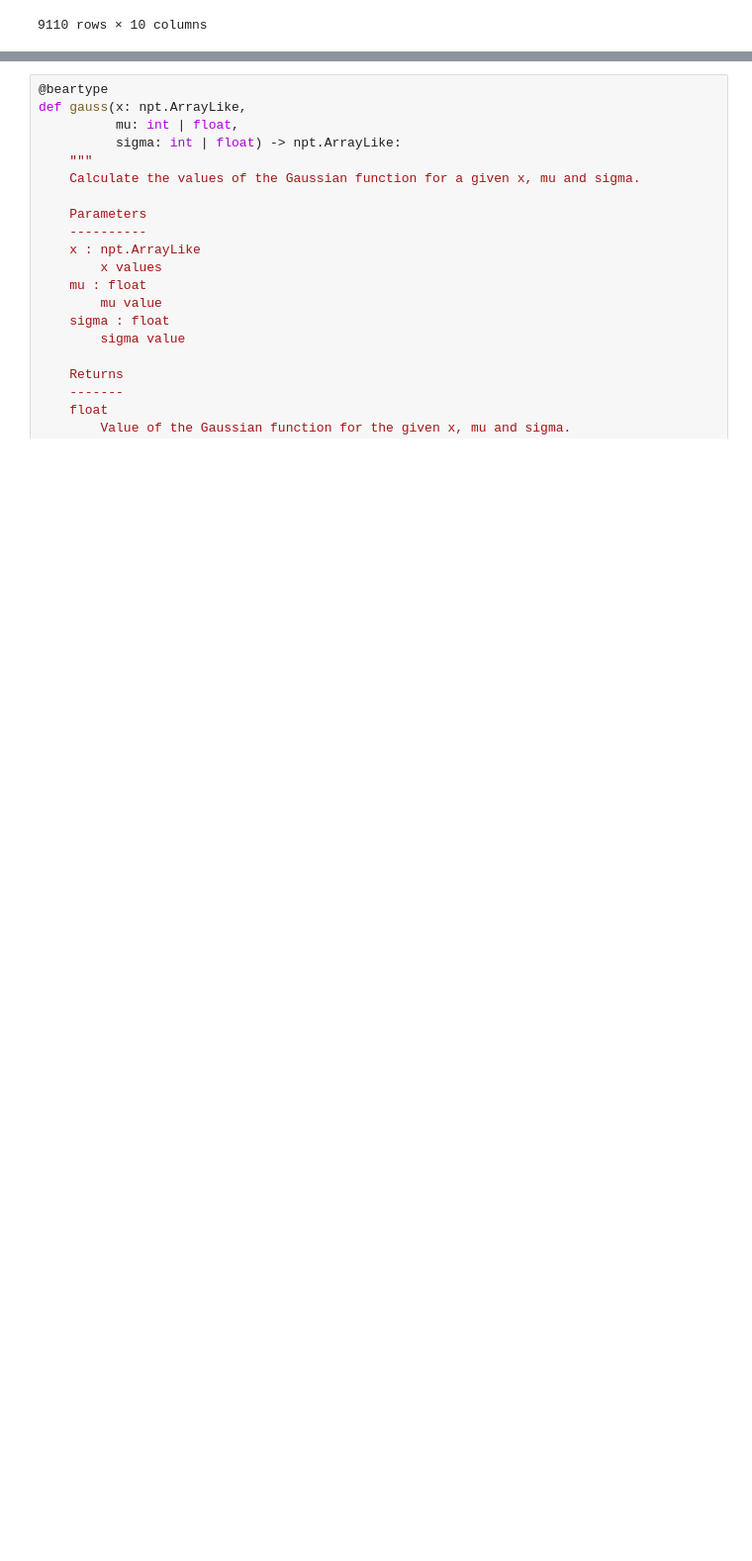
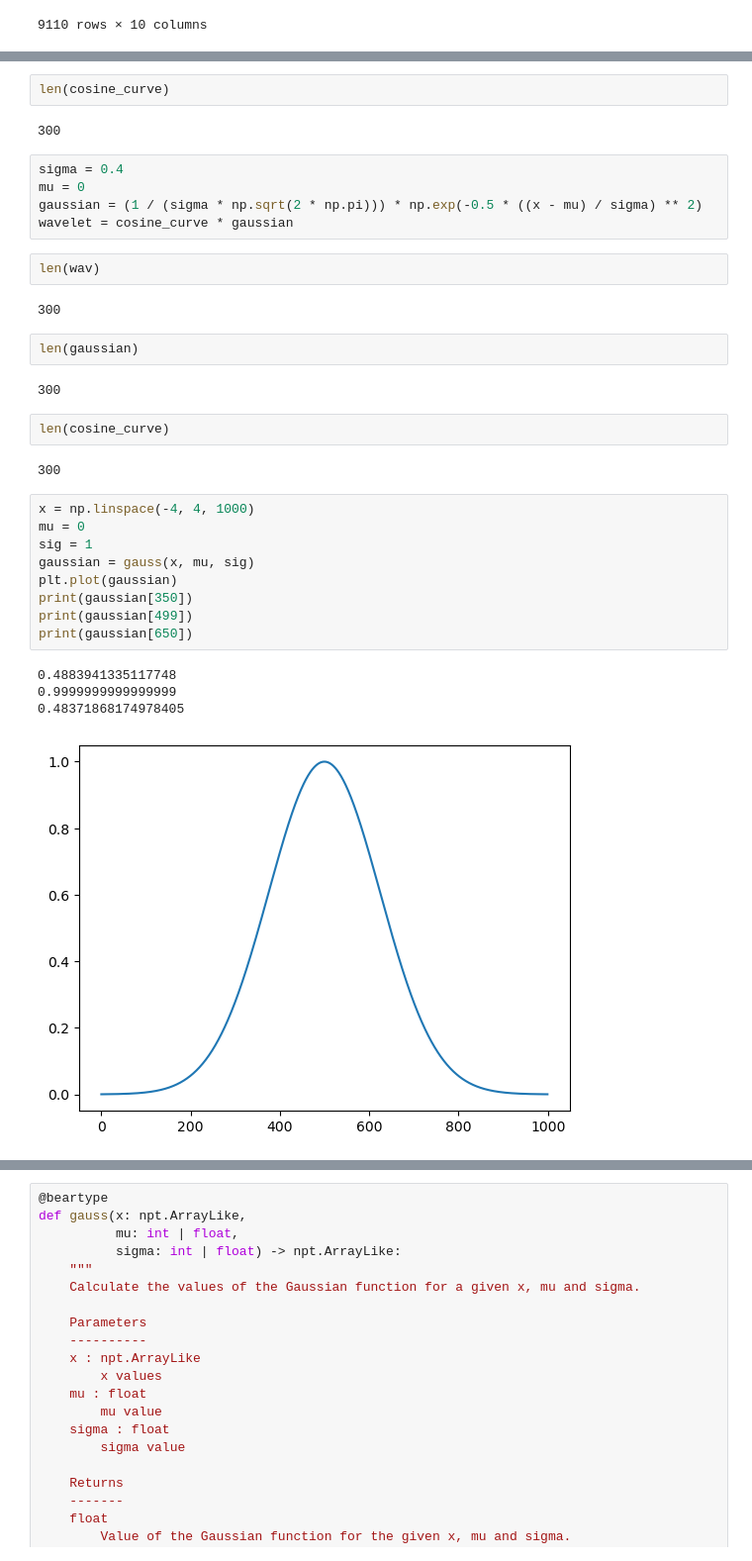
Before and after one commit to loosolab/PEAKQC, a Jupyter notebook: experimental/exp_fld_scoring.ipynb, the cells around one changed output, grey strips where cells are left out. Shown at 99% size. Cells and saved outputs as stored; diff of their text form; blank space fills up the shorter version.

```diff
--- a/experimental/exp_fld_scoring.ipynb
+++ b/experimental/exp_fld_scoring.ipynb
@@ -216,0 +196,35 @@ len(cosine_curve)
+# %%
+len(cosine_curve)
+# %% [output]
+300
+# %%
+sigma = 0.4
+mu = 0
+gaussian = (1 / (sigma * np.sqrt(2 * np.pi))) * np.exp(-0.5 * ((x - mu) / sigma) ** 2)
+wavelet = cosine_curve * gaussian
+# %%
+len(wav)
+# %% [output]
+300
+# %%
+len(gaussian)
+# %% [output]
+300
+# %%
+len(cosine_curve)
+# %% [output]
+300
+# %%
+x = np.linspace(-4, 4, 1000)
+mu = 0
+sig = 1
+gaussian = gauss(x, mu, sig)
+plt.plot(gaussian)
+print(gaussian[350])
+print(gaussian[499])
+print(gaussian[650])
+# %% [output]
+0.4883941335117748
+0.9999999999999999
+0.48371868174978405
+[figure, added]
```
Also changed, not shown: parts of 38 cells of this notebook, 1 other file.
